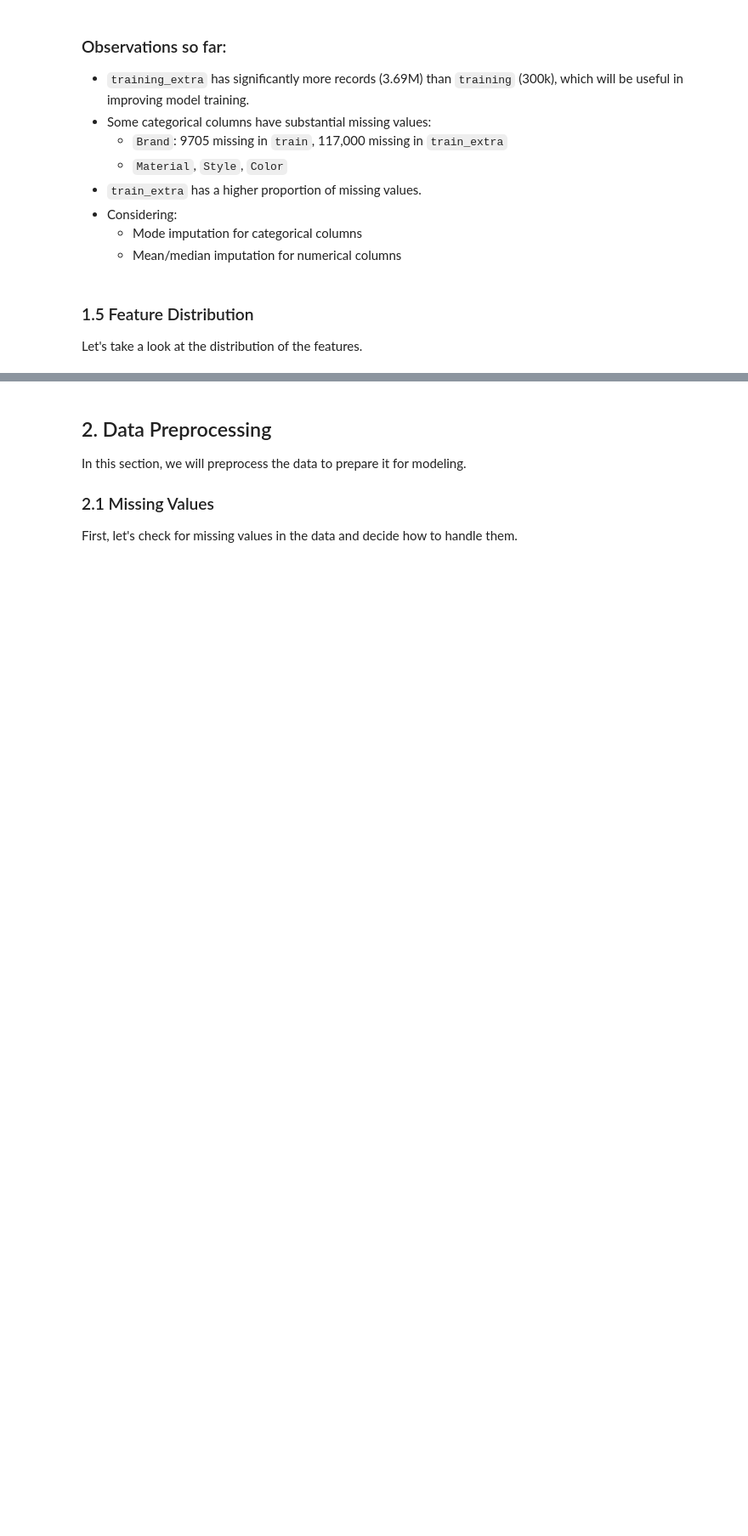
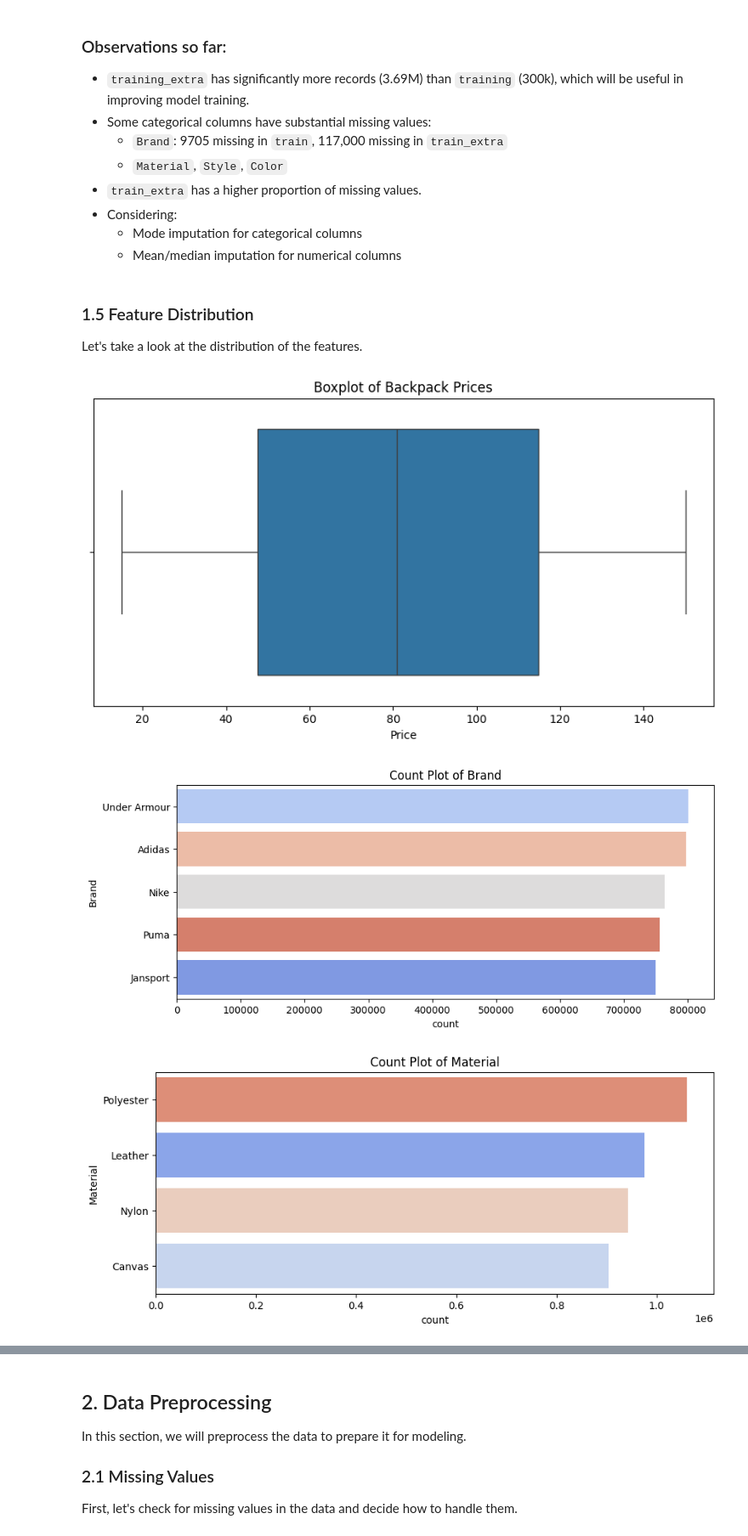
Before and after one commit to prgabriel/w207_Kaggle_Proj, a Jupyter notebook: notebooks/end_to_end_pipeline.ipynb, the cells around one changed output, grey strips where cells are left out. Shown: that part at 85% size. Drawn from its saved outputs; the diff is of its cells as text; code cells hidden in the pictures; blank space fills up the shorter version.

```diff
--- a/notebooks/end_to_end_pipeline.ipynb
+++ b/notebooks/end_to_end_pipeline.ipynb
@@ -235,32 +359,23 @@ plt.show()
 
 Let's take a look at the distribution of the features.
 # %%
-# define numerical and categorical cols
-num_cols = train_df.select_dtypes(include=['float64', 'int64']).columns.tolist()
-cat_cols = train_df.select_dtypes(include=['object', 'category']).columns.tolist()
+# # define numerical and categorical cols
+# num_cols = train_df.select_dtypes(include=['float64', 'int64']).columns.tolist()
+# cat_cols = train_df.select_dtypes(include=['object', 'category']).columns.tolist()
 
-# remove price
-num_cols.remove('Price')
+# # remove price
+# num_cols.remove('Price')
 
-# feature distribution comparison train.csv vs train_extra.csv
-plt.figure(figsize=(12, 5))
-sns.kdeplot(train_df['Price'], label='Train', fill=True)
-sns.kdeplot(train_extra_df['Price'], label='Train Extra', fill=True)
-plt.legend()
-plt.title("Price Distribution Comparison (Train vs Train Extra)")
-plt.xlabel("Price")
-plt.ylabel("Density")
-plt.show()
-
-# outlier boxplots
-plt.figure(figsize=(10, 5))
-sns.boxplot(x=train_df["Price"])
-plt.title("Boxplot of Backpack Prices")
-plt.show()
-
-# categorical feature distribution
-for col in cat_cols:
-    plt.figure(figsize=(10, 4))
-    sns.countplot(y=train_df[col], order=train_df[col].value_counts().index, hue=train_df[col], palette="coolwarm", legend=False)
-    plt.title(f"Count Plot of {col}")
-    plt.show()
+# # feature distribution comparison train.csv vs train_extra.csv
+# plt.figure(figsize=(12, 5))
+# sns.kdeplot(train_df['Price'], label='Train', fill=True)
+# sns.kdeplot(train_extra_df['Price'], label='Train Extra', fill=True)
+# plt.legend()
+# plt.title("Price Distribution Comparison (Train vs Train Extra)")
+# plt.xlabel("Price")
+# plt.ylabel("Density")
+# plt.show()
+# %% [output]
+[figure, added]
+[figure, added]
+[figure, added]
```
Also changed, not shown: parts of 40 cells of this notebook.
